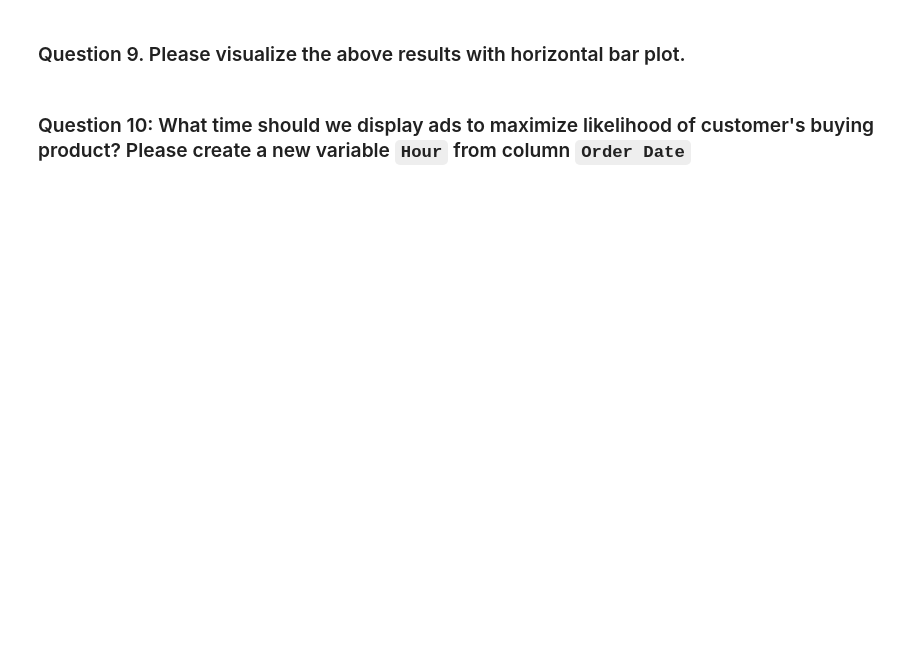
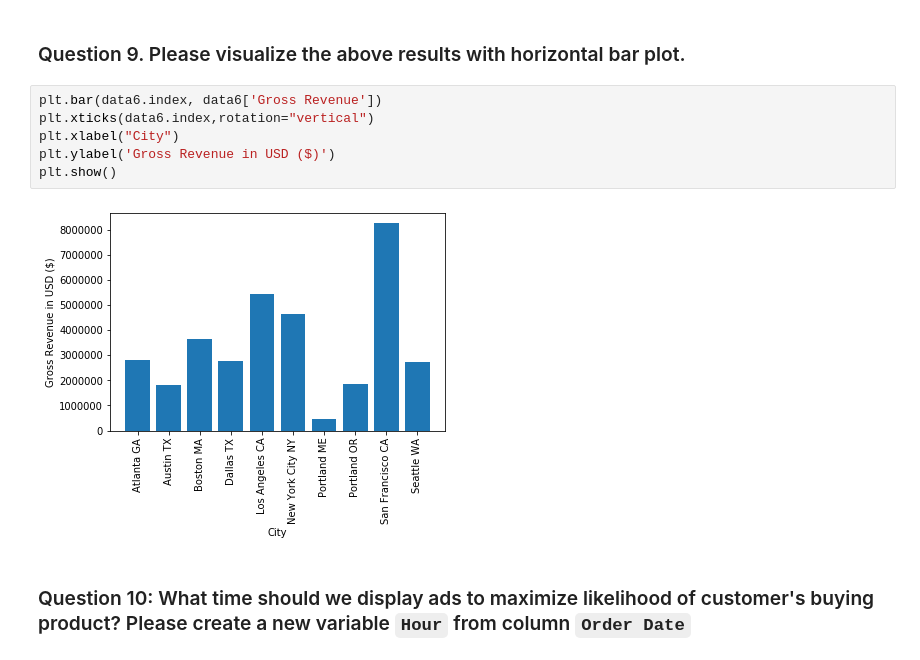
Before and after one commit to victoryapcheeann/QF625-Exercise, a Jupyter notebook: QF625_Exercise1.ipynb, the cells around one changed output. Drawn from its saved outputs; the diff is of its cells as text; blank space fills up the shorter version.

```diff
--- a/QF625_Exercise1.ipynb
+++ b/QF625_Exercise1.ipynb
@@ -374,4 +385,12 @@ Name: Gross Revenue, dtype: float64
 # %% [markdown]
 ### Question 9. Please visualize the above results with horizontal bar plot.
+# %%
+plt.bar(data6.index, data6['Gross Revenue'])
+plt.xticks(data6.index,rotation="vertical")
+plt.xlabel("City")
+plt.ylabel('Gross Revenue in USD ($)')
+plt.show()
+# %% [output]
+[figure, added]
 # %% [markdown]
 ### Question 10: What time should we display ads to maximize likelihood of customer's buying product? Please create a new variable `Hour` from column `Order Date`
```
Also changed, not shown: parts of 6 cells of this notebook.
